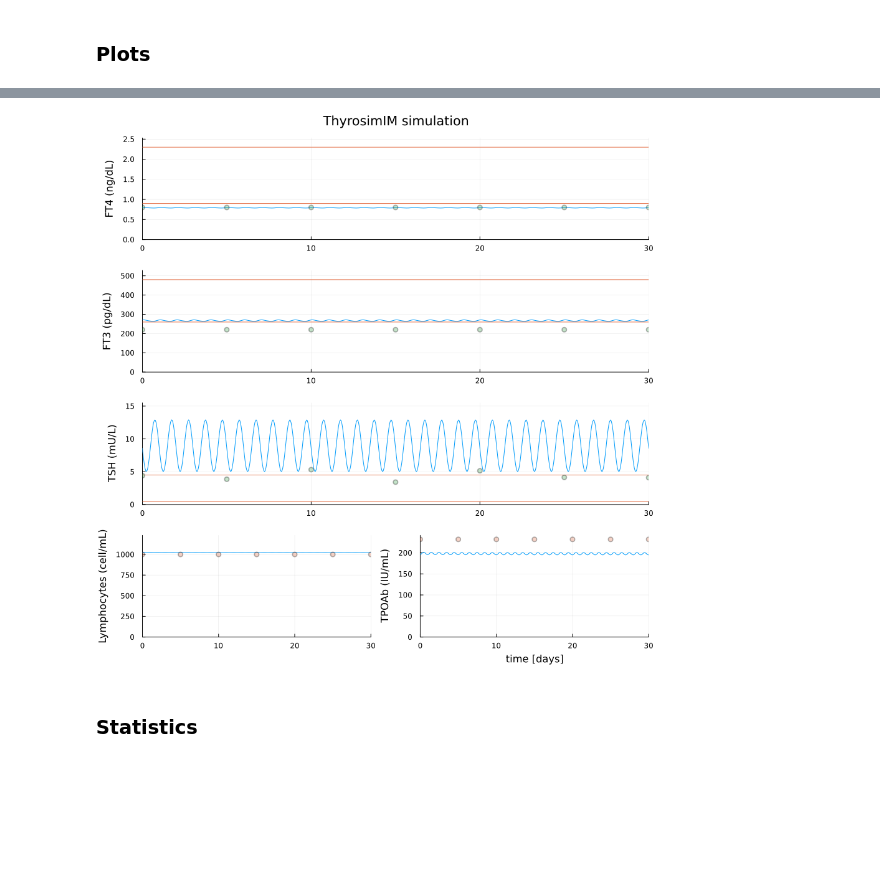
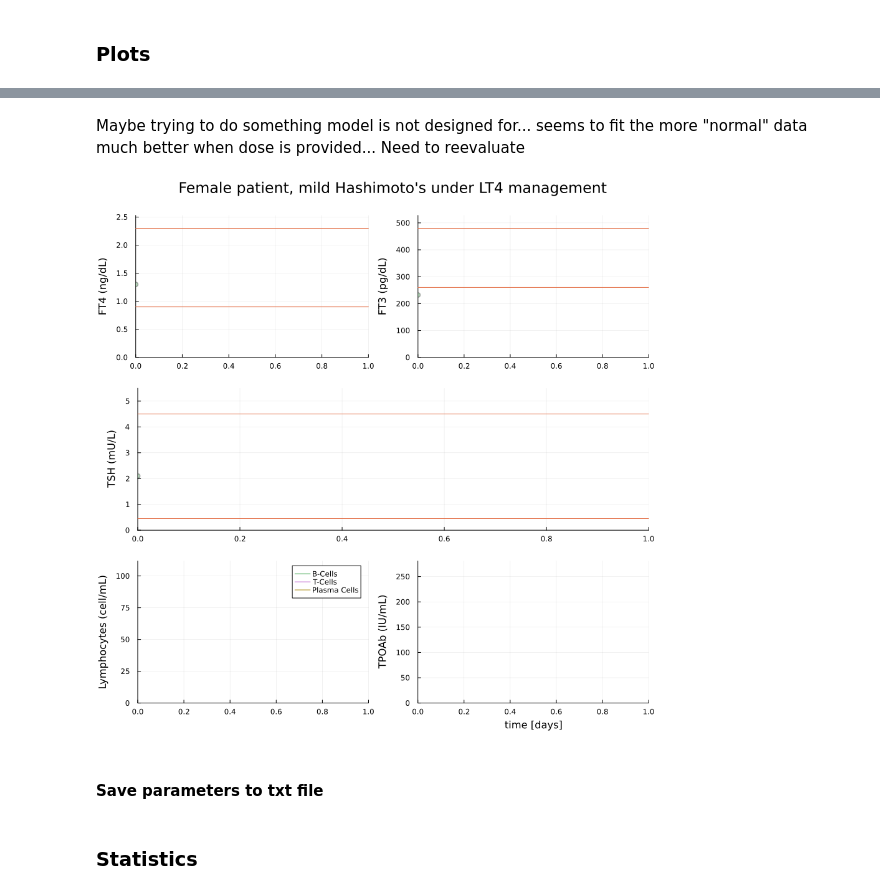
Before and after one commit to aidanboyne/BioCyb_UCLA, a Jupyter notebook: thyrosimIM/src/notebooks/DDR.ipynb, the cells around one changed output, grey strips where cells are left out. Cells and saved outputs as stored; diff of their text form; code cells hidden in the pictures; blank space fills up the shorter version.

```diff
--- a/thyrosimIM/src/notebooks/DDR.ipynb
+++ b/thyrosimIM/src/notebooks/DDR.ipynb
@@ -529,0 +930,8 @@ lsq_loss (generic function with 1 method)
+# %%
+all_params = initialize_all()
+free_params = initialize_free()
+optimal_params = import_parameters("optimal_params_072723.txt")
+initial_conditions = ics()
+fixed_params = fixed_parameters()
+meha_params = meha_free()
+meha_initial_conditions = meha_ics();
@@ -530 +1016,8 @@ lsq_loss (generic function with 1 method)
+# %%
+#1,11,19,28,31,34
+free_indicies = Int.(vcat([1,11,19,31,34,50],collect(83:105))) #last 5 are variances for each of the state variables
+# Parameter Bounds
+lb = zeros(size(free_indicies)[1])
+ub = 1e5*all_params[free_indicies]
+loss_function = log_lsq_loss;
 # %% [markdown]
@@ -552,0 +1031,5 @@ fitting_trial = fit_all(free_params, fixed_params, lb, ub, sample_IM, loss_funct
+# %%
+fitting_trial = fit_all(initialize_all(optimal=false, optimal_path = "optimal_params_072723.txt"), free_indicies, initial_conditions, lb, ub, sample_IM,
+                        model=thyrosimIM!, loss_function=loss_function, use_callback=false, optimization_routine = NelderMead(), time_limit = 3000.0)
+# fitting_trial_meha = fit_all(meha_params, fixed_params, meha_initial_conditions, lb, ub, sample_IM, model=meha_model!, loss_function=loss_function,
+#    use_callback=true, optimization_routine = NelderMead(), time_limit=100.0)
@@ -684,0 +1067,6 @@ sol = simulate(thyrosimIM!, ic, tspan, fitting_trial.minimizer, fixed_parameters
+# %%
+tspan=(0.0,720.0*100)
+ic = ics()
+title = "Female patient, mild Hashimoto's under LT4 management"
+sol = simulate(thyrosimIM!, initial_conditions, tspan, fitting_trial.minimizer, fixed_parameters(), free_indicies, use_callback = true, warmup=true);
+#sol_prefit = simulate(thyrosimIM!, initial_conditions, tspan, initialize_free(), fixed_parameters(), use_callback = false, warmup=false);
@@ -685,5 +1088,9 @@ sol = simulate(thyrosimIM!, ic, tspan, fitting_trial.minimizer, fixed_parameters
+# %% [markdown]
+Maybe trying to do something model is not designed for... seems to fit the more "normal" data much better when dose is provided... Need to reevaluate
 # %%
-output_plotIM(sol, sample_IM)
+output_plotIM(sol, labs_df, title=title)
 # %% [output]
-[figure, old version]
+[figure, new version]
+# %% [markdown]
+#### Save parameters to txt file
 # %%
```
Also changed, not shown: parts of 35 cells of this notebook, 25 other files.
